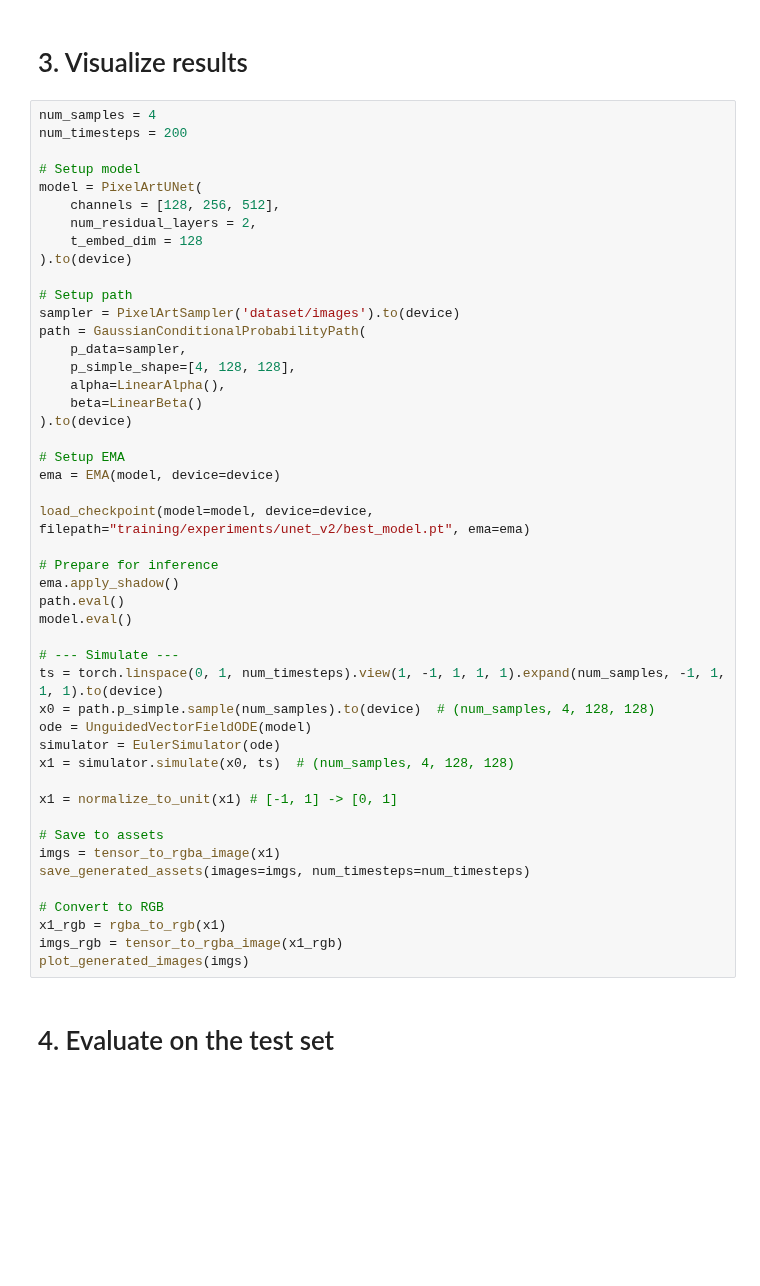
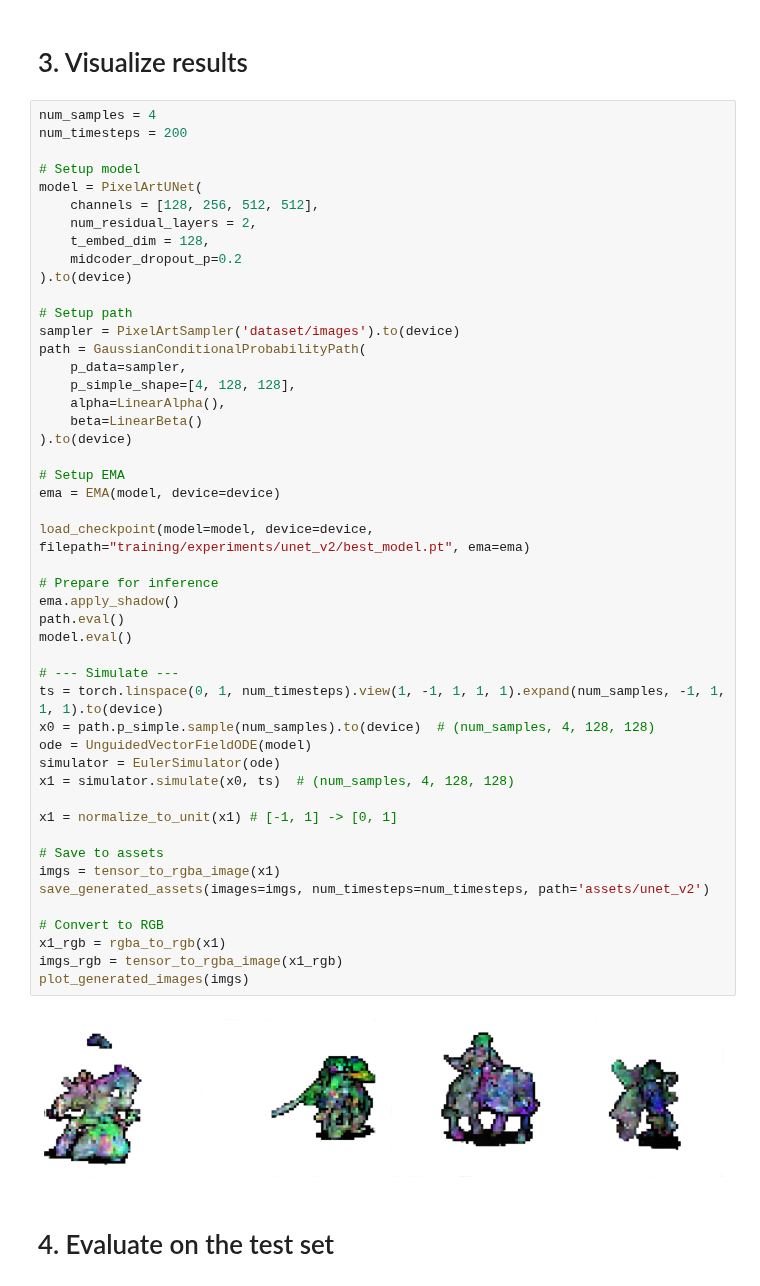
Before and after one commit to mradovic38/sprite-flow, a Jupyter notebook: training/experiments/unet_v2/train.ipynb, the cells around one changed output. Drawn from its saved outputs; the diff is of its cells as text; blank space fills up the shorter version.

```diff
--- a/training/experiments/unet_v2/train.ipynb
+++ b/training/experiments/unet_v2/train.ipynb
@@ -87,9 +131,10 @@ num_timesteps = 200
 
 # Setup model
 model = PixelArtUNet(
-    channels = [128, 256, 512],
+    channels = [128, 256, 512, 512],
     num_residual_layers = 2,
-    t_embed_dim = 128
+    t_embed_dim = 128,
+    midcoder_dropout_p=0.2
 ).to(device)
 
 # Setup path
@@ -100,34 +145,36 @@ path = GaussianConditionalProbabilityPath(
     alpha=LinearAlpha(),
     beta=LinearBeta()
 ).to(device)
 
 # Setup EMA
 ema = EMA(model, device=device)
 
 load_checkpoint(model=model, device=device, filepath="training/experiments/unet_v2/best_model.pt", ema=ema)
 
 # Prepare for inference
 ema.apply_shadow()
 path.eval()
 model.eval()
 
 # --- Simulate ---
 ts = torch.linspace(0, 1, num_timesteps).view(1, -1, 1, 1, 1).expand(num_samples, -1, 1, 1, 1).to(device)
 x0 = path.p_simple.sample(num_samples).to(device)  # (num_samples, 4, 128, 128)
 ode = UnguidedVectorFieldODE(model)
 simulator = EulerSimulator(ode)
 x1 = simulator.simulate(x0, ts)  # (num_samples, 4, 128, 128)
 
 x1 = normalize_to_unit(x1) # [-1, 1] -> [0, 1]
 
 # Save to assets
 imgs = tensor_to_rgba_image(x1)
-save_generated_assets(images=imgs, num_timesteps=num_timesteps)
+save_generated_assets(images=imgs, num_timesteps=num_timesteps, path='assets/unet_v2')
 
 # Convert to RGB
 x1_rgb = rgba_to_rgb(x1)
 imgs_rgb = tensor_to_rgba_image(x1_rgb)
 plot_generated_images(imgs)
+# %% [output]
+[figure, added]
 # %% [markdown]
 # 4. Evaluate on the test set
 # %%
```
Also changed, not shown: parts of 5 cells of this notebook, 12 other files.
